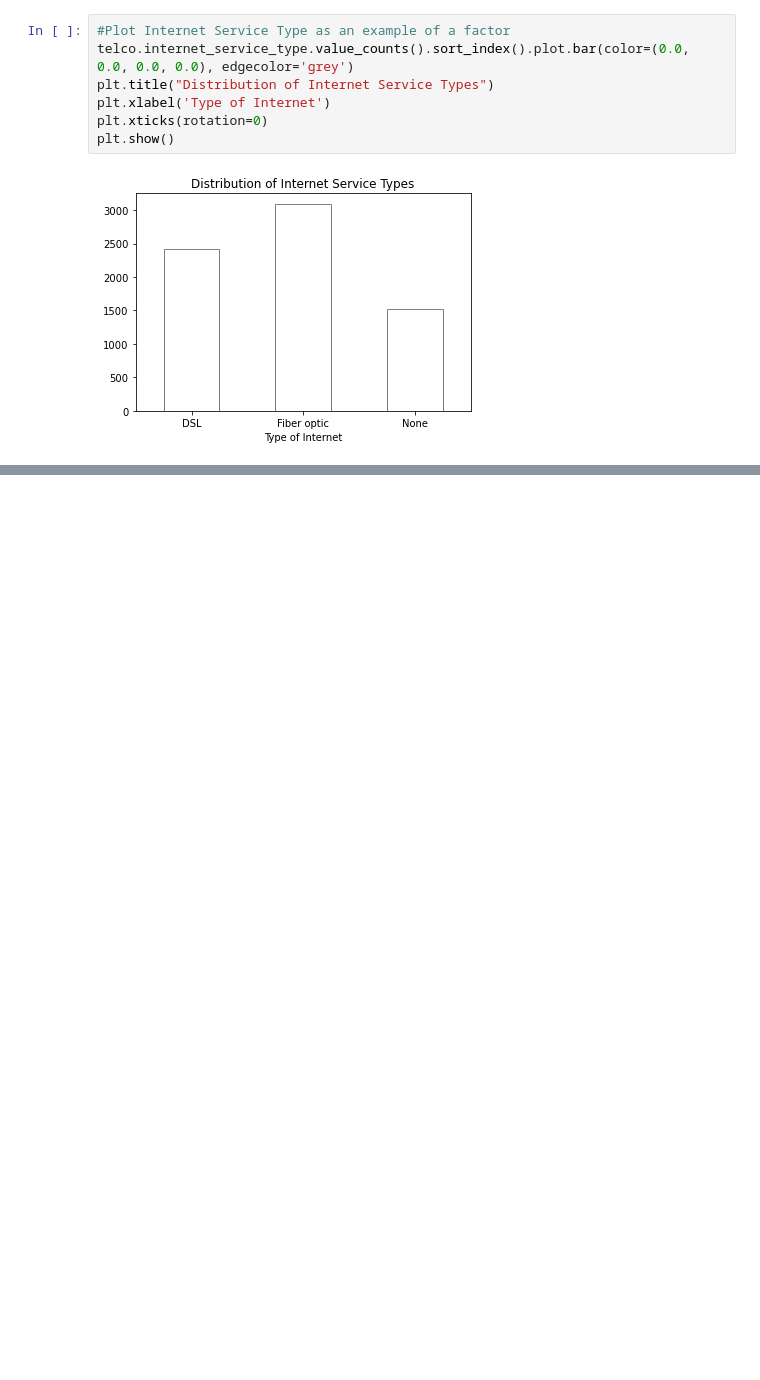
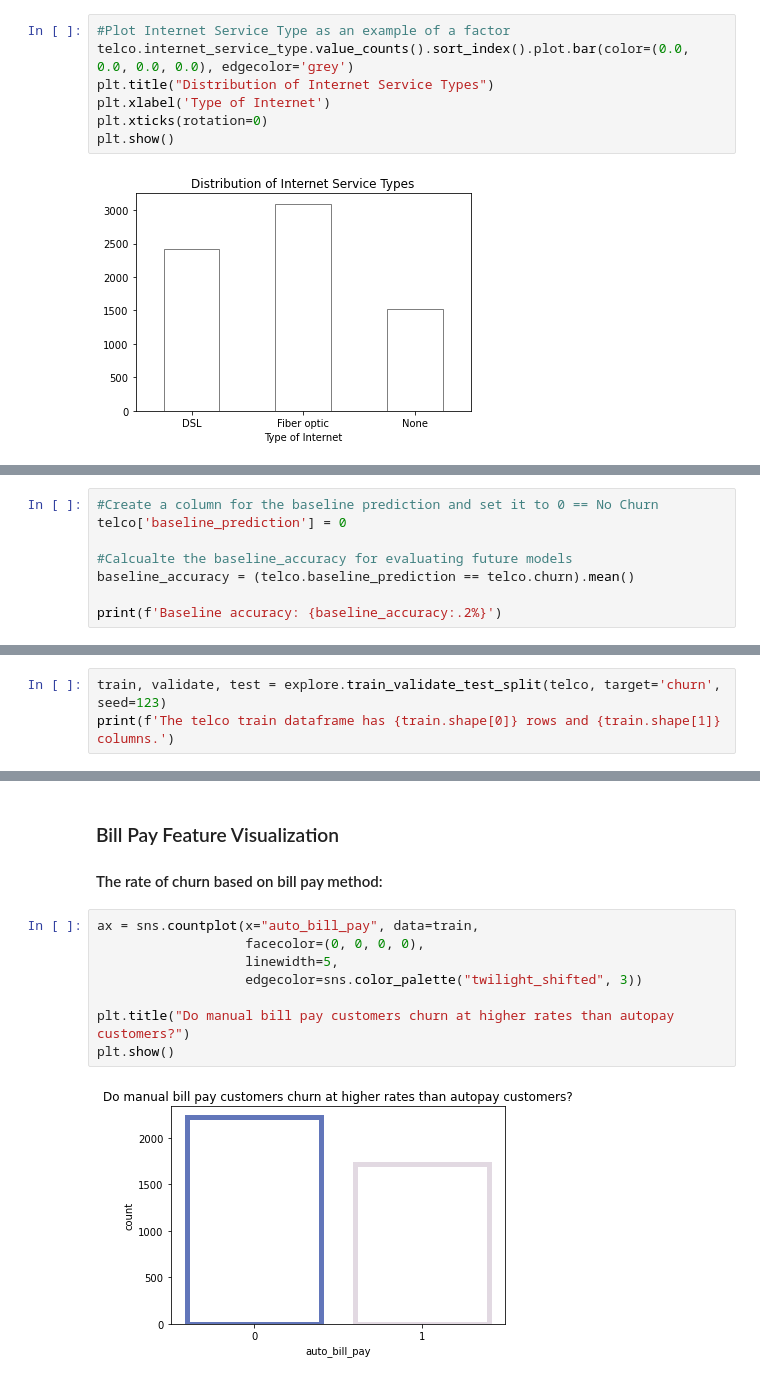
Before and after one commit to joann-balraj/telco-churn-project, a Jupyter notebook: Telco_Churn_Report.ipynb, the cells around one changed output, grey strips where cells are left out. Cells and saved outputs as stored; diff of their text form; blank space fills up the shorter version.

```diff
--- a/Telco_Churn_Report.ipynb
+++ b/Telco_Churn_Report.ipynb
@@ -205,0 +292,8 @@ plt.show()
+# %%
+#Create a column for the baseline prediction and set it to 0 == No Churn
+telco['baseline_prediction'] = 0
+
+#Calcualte the baseline_accuracy for evaluating future models
+baseline_accuracy = (telco.baseline_prediction == telco.churn).mean()
+
+print(f'Baseline accuracy: {baseline_accuracy:.2%}')
@@ -205,0 +305,3 @@ plt.show()
+# %%
+train, validate, test = explore.train_validate_test_split(telco, target='churn', seed=123)
+print(f'The telco train dataframe has {train.shape[0]} rows and {train.shape[1]} columns.')
@@ -205,0 +338,13 @@ plt.show()
+# %% [markdown]
+### Bill Pay Feature Visualization
+#### The rate of churn based on bill pay method:
+# %%
+ax = sns.countplot(x="auto_bill_pay", data=train,
+                   facecolor=(0, 0, 0, 0),
+                   linewidth=5,
+                   edgecolor=sns.color_palette("twilight_shifted", 3))
+
+plt.title("Do manual bill pay customers churn at higher rates than autopay customers?")
+plt.show()
+# %% [output]
+[figure, added]
```
Also changed, not shown: parts of 40 cells of this notebook, 1 other file.
